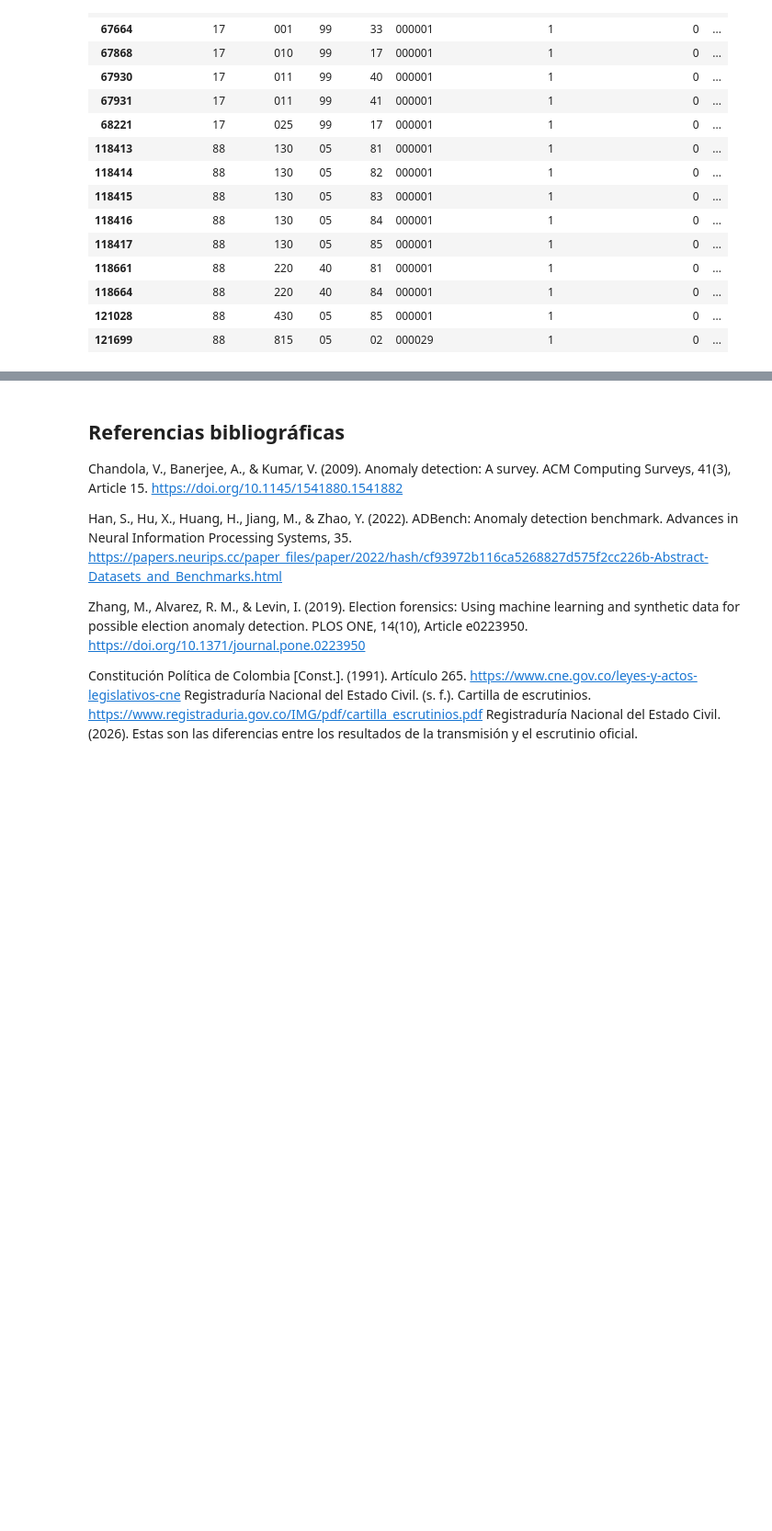
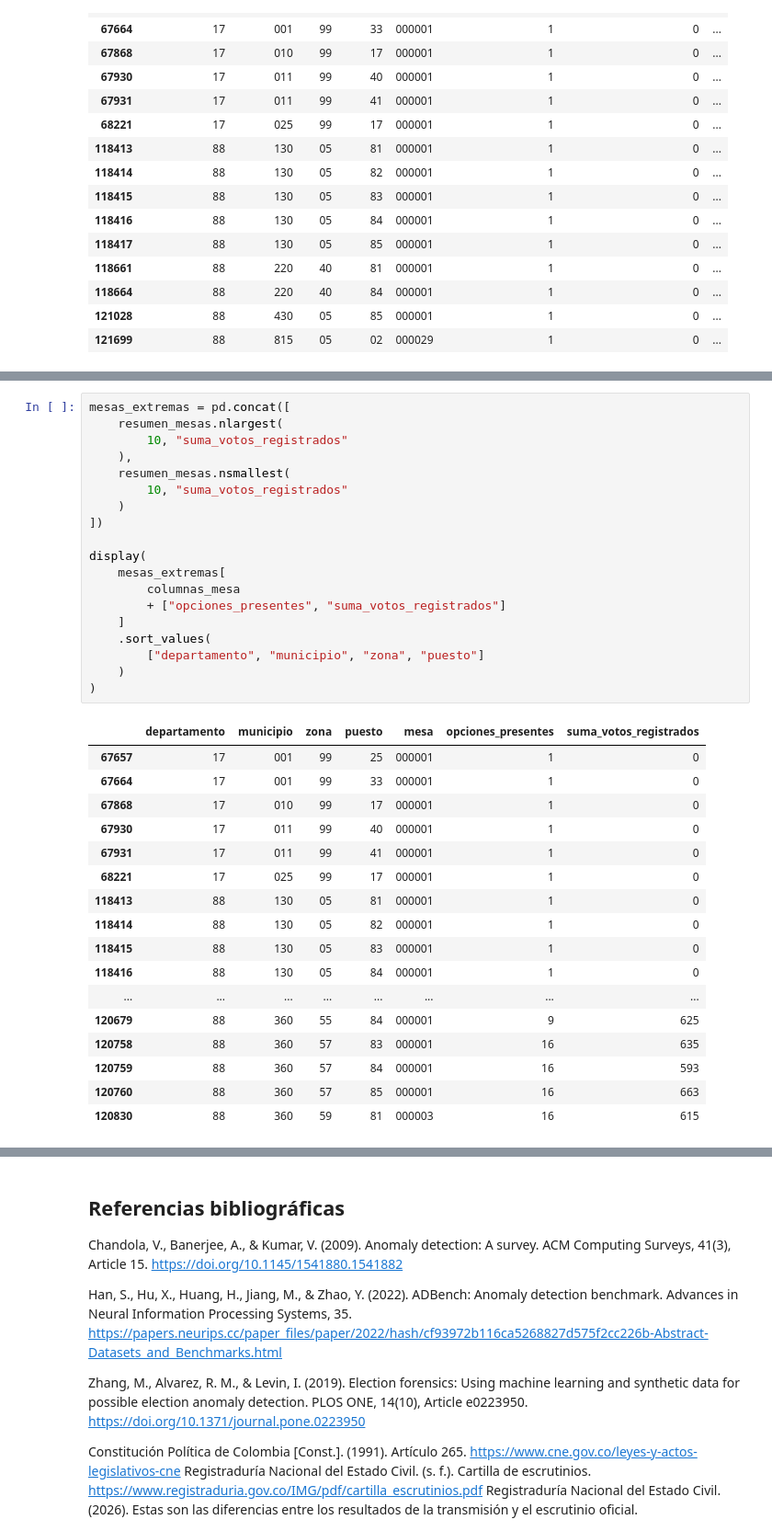
Before and after one commit to byepesg/ml-final-project, a Jupyter notebook: notebooks/02_data_understanding/Copy_of_M2U3_fase_2_Entendimiento_de_los_datos.ipynb, the cells around one changed output, grey strips where cells are left out. Shown at 92% size. Drawn from its saved outputs; the diff is of its cells as text; blank space fills up the shorter version.

```diff
--- a/notebooks/02_data_understanding/Copy_of_M2U3_fase_2_Entendimiento_de_los_datos.ipynb
+++ b/notebooks/02_data_understanding/Copy_of_M2U3_fase_2_Entendimiento_de_los_datos.ipynb
@@ -2278,0 +2455,37 @@ Mesas con las menores sumas de votos registrados
+# %%
+mesas_extremas = pd.concat([
+    resumen_mesas.nlargest(
+        10, "suma_votos_registrados"
+    ),
+    resumen_mesas.nsmallest(
+        10, "suma_votos_registrados"
+    )
+])
+
+display(
+    mesas_extremas[
+        columnas_mesa
+        + ["opciones_presentes", "suma_votos_registrados"]
+    ]
+    .sort_values(
+        ["departamento", "municipio", "zona", "puesto"]
+    )
+)
+# %% [output]
+|  | departamento | municipio | zona | puesto | mesa | opciones_presentes | suma_votos_registrados |
+| 67657 | 17 | 001 | 99 | 25 | 000001 | 1 | 0 |
+| 67664 | 17 | 001 | 99 | 33 | 000001 | 1 | 0 |
+| 67868 | 17 | 010 | 99 | 17 | 000001 | 1 | 0 |
+| 67930 | 17 | 011 | 99 | 40 | 000001 | 1 | 0 |
+| 67931 | 17 | 011 | 99 | 41 | 000001 | 1 | 0 |
+| 68221 | 17 | 025 | 99 | 17 | 000001 | 1 | 0 |
+| 118413 | 88 | 130 | 05 | 81 | 000001 | 1 | 0 |
+| 118414 | 88 | 130 | 05 | 82 | 000001 | 1 | 0 |
+| 118415 | 88 | 130 | 05 | 83 | 000001 | 1 | 0 |
+| 118416 | 88 | 130 | 05 | 84 | 000001 | 1 | 0 |
+| ... | ... | ... | ... | ... | ... | ... | ... |
+| 120679 | 88 | 360 | 55 | 84 | 000001 | 9 | 625 |
+| 120758 | 88 | 360 | 57 | 83 | 000001 | 16 | 635 |
+| 120759 | 88 | 360 | 57 | 84 | 000001 | 16 | 593 |
+| 120760 | 88 | 360 | 57 | 85 | 000001 | 16 | 663 |
+| 120830 | 88 | 360 | 59 | 81 | 000003 | 16 | 615 |
```
Also changed, not shown: parts of 12 cells of this notebook.
